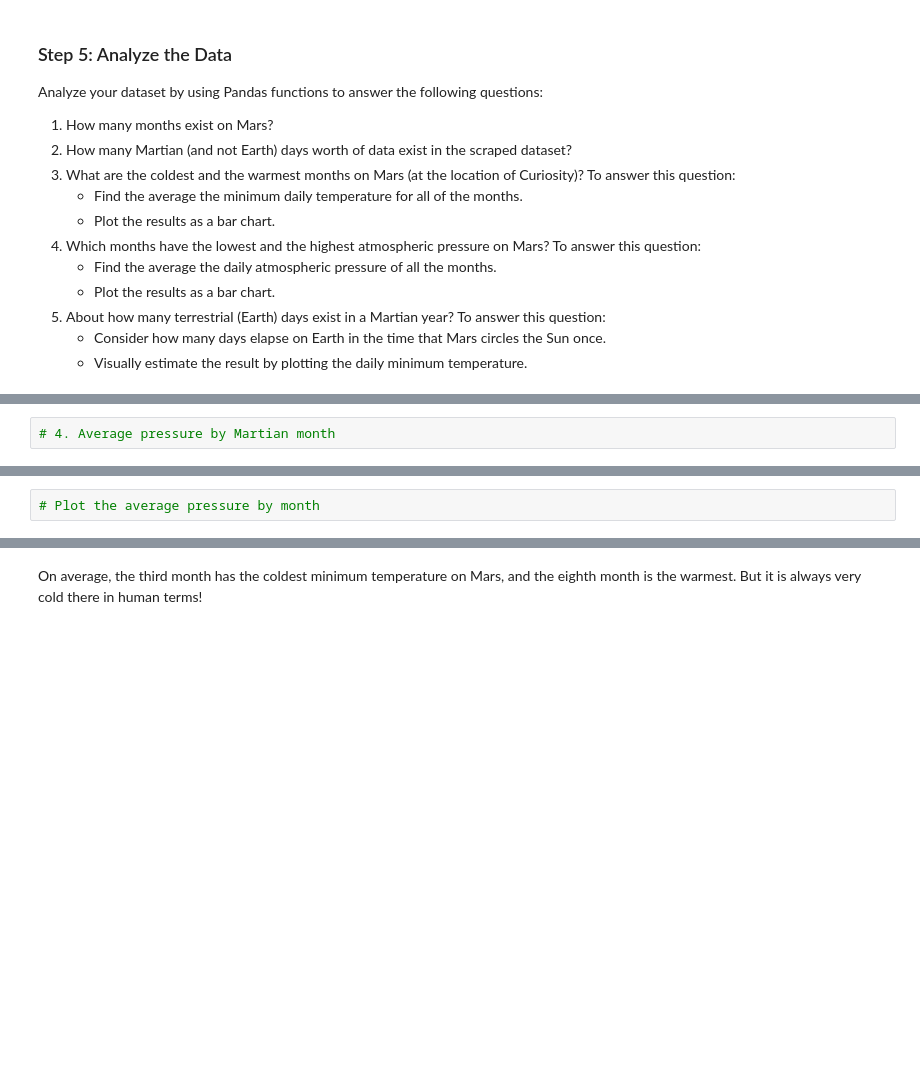
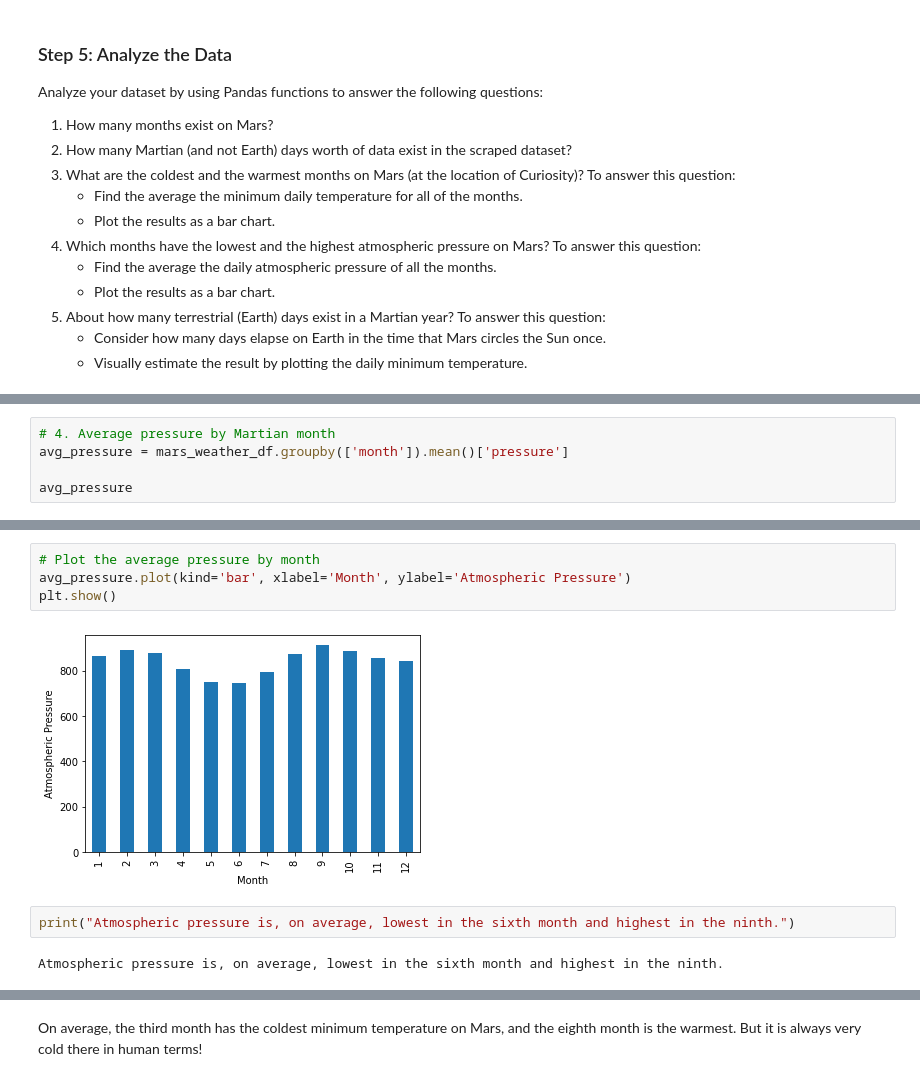
Before and after one commit to remarkd123/Challenge11-Mars_news, a Jupyter notebook: part_2_mars_weather.ipynb, the cells around one changed output, grey strips where cells are left out. Saved outputs shown, nothing was run; the diff lists cells and outputs as text; blank space fills up the shorter version.

```diff
--- a/part_2_mars_weather.ipynb
+++ b/part_2_mars_weather.ipynb
@@ -153,2 +239,5 @@ Analyze your dataset by using Pandas functions to answer the following questions
 # %%
 # 4. Average pressure by Martian month
+avg_pressure = mars_weather_df.groupby(['month']).mean()['pressure']
+
+avg_pressure
@@ -155,4 +259,12 @@ Analyze your dataset by using Pandas functions to answer the following questions
 # %%
 # Plot the average pressure by month
+avg_pressure.plot(kind='bar', xlabel='Month', ylabel='Atmospheric Pressure')
+plt.show()
+# %% [output]
+[figure, added]
+# %%
+print("Atmospheric pressure is, on average, lowest in the sixth month and highest in the ninth.")
+# %% [output]
+Atmospheric pressure is, on average, lowest in the sixth month and highest in the ninth.
 # %%
 # 5. How many terrestrial (earth) days are there in a Martian year?
```
Also changed, not shown: parts of 19 cells of this notebook, 1 other file.
